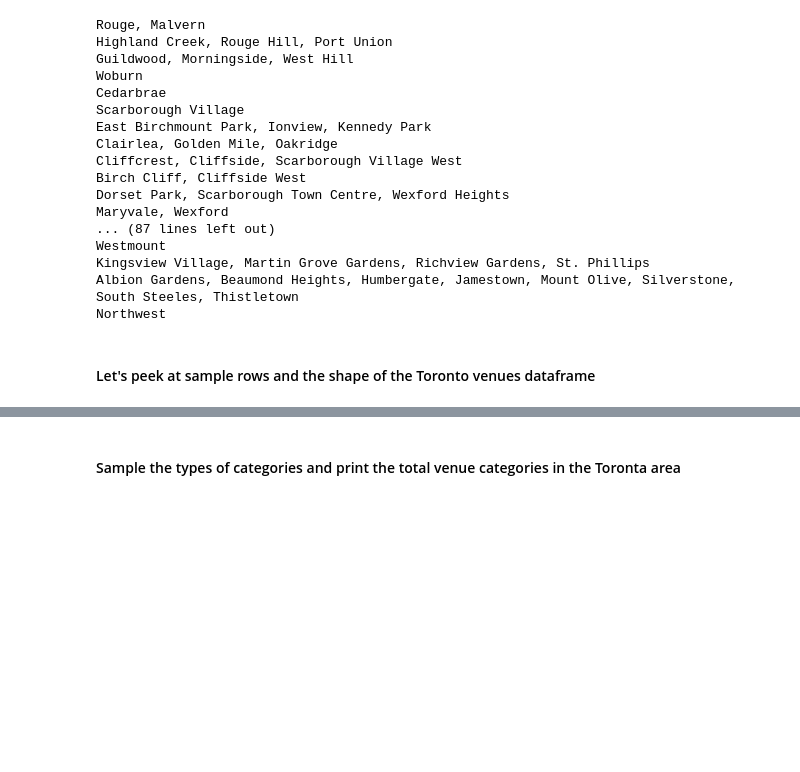
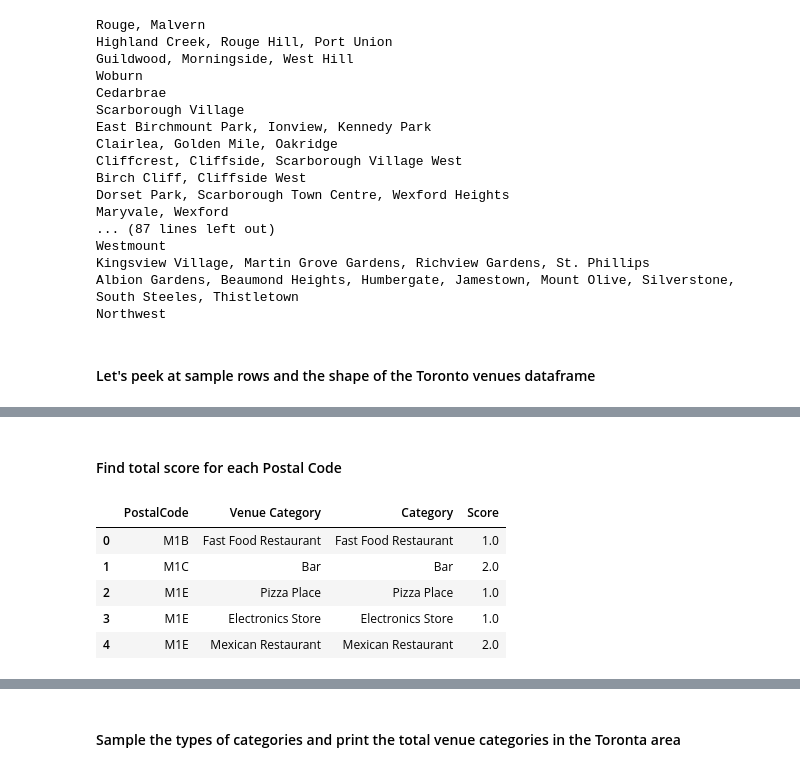
Before and after one commit to jboyce95/Coursera-IBM-DS-Capstone_Wk4-5, a Jupyter notebook: Coursera_Capstone_Toronto_Wk4-5.ipynb, the cells around one changed output, grey strips where cells are left out. Cells and saved outputs as stored; diff of their text form; code cells hidden in the pictures; blank space fills up the shorter version.

```diff
--- a/Coursera_Capstone_Toronto_Wk4-5.ipynb
+++ b/Coursera_Capstone_Toronto_Wk4-5.ipynb
@@ -342,0 +393,14 @@ toronto_venues.shape
+# %% [markdown]
+#### Find total score for each Postal Code
+# %%
+#USE MERGE EXAMPLE BELOW
+#toronto_venues_groupby_AddKmeansLabels = pd.merge(df_temp, df_labels_temp, how='left', on='PostalCode')
+df_scores = pd.merge(toronto_venues[['PostalCode', 'Venue Category']], cat_scores, how='left', left_on='Venue Category', right_on='Category')
+df_scores.head()
+# %% [output]
+|  | PostalCode | Venue Category | Category | Score |
+| 0 | M1B | Fast Food Restaurant | Fast Food Restaurant | 1.0 |
+| 1 | M1C | Bar | Bar | 2.0 |
+| 2 | M1E | Pizza Place | Pizza Place | 1.0 |
+| 3 | M1E | Electronics Store | Electronics Store | 1.0 |
+| 4 | M1E | Mexican Restaurant | Mexican Restaurant | 2.0 |
```
Also changed, not shown: parts of 34 cells of this notebook.
